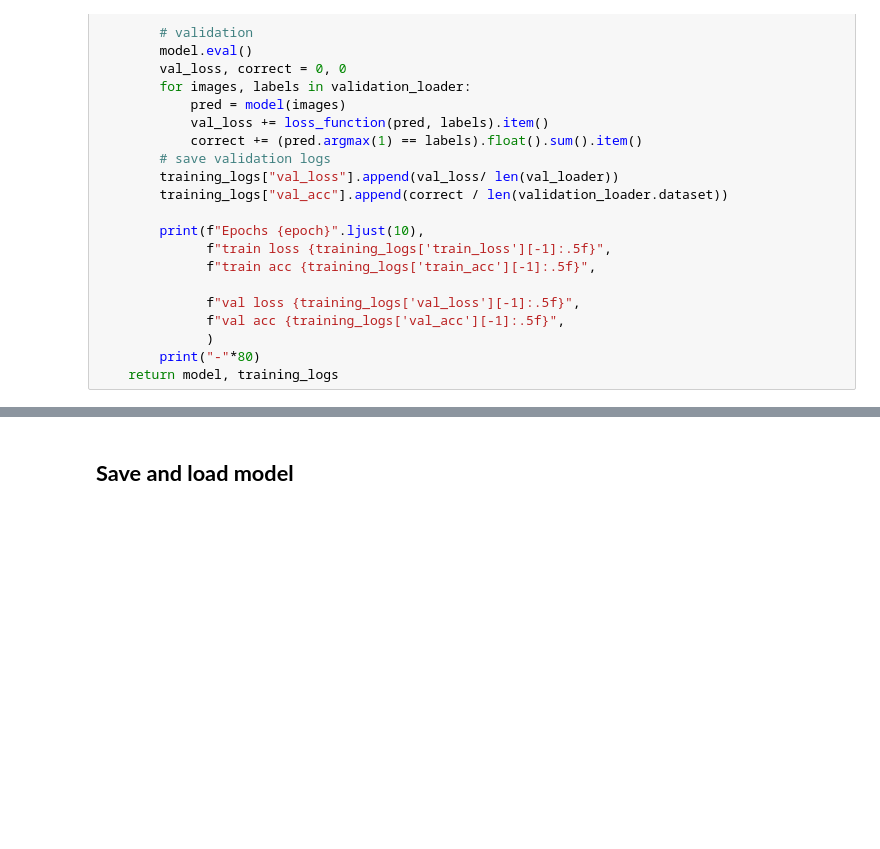
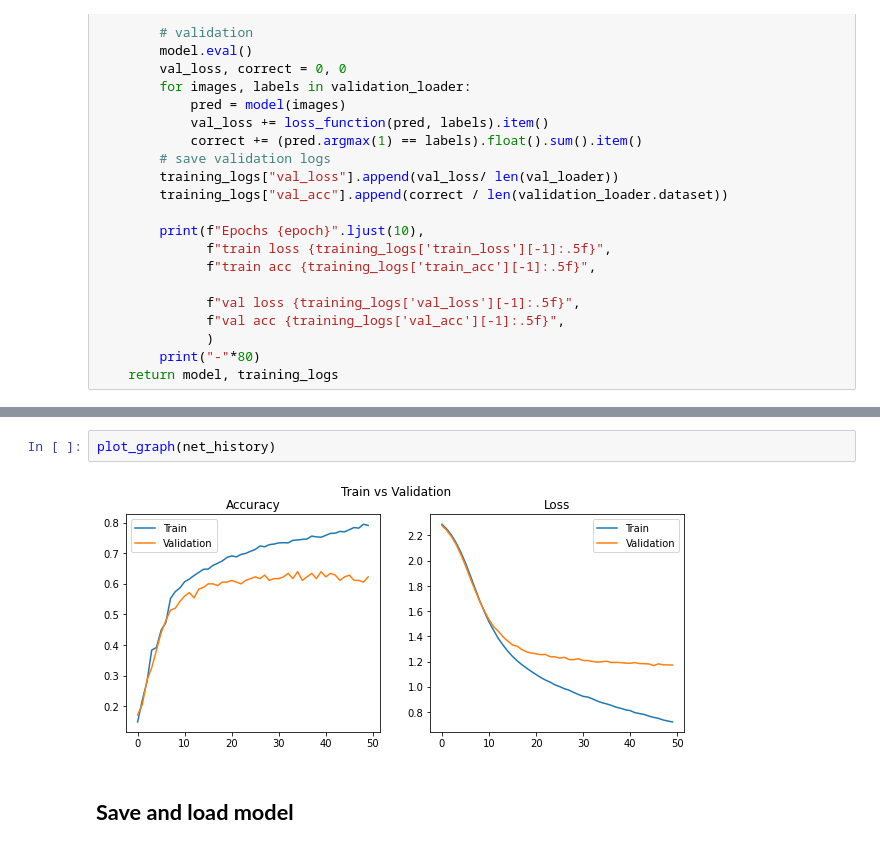
Before and after one commit to biodatlab/deep-learning-skooldio, a Jupyter notebook: 03_handwritten_recognition_explore.ipynb, the cells around one changed output, grey strips where cells are left out. Drawn from its saved outputs; the diff is of its cells as text; blank space fills up the shorter version.

```diff
--- a/03_handwritten_recognition_explore.ipynb
+++ b/03_handwritten_recognition_explore.ipynb
@@ -212,3 +216,7 @@ plt.show()
+# %%
+plot_graph(net_history)
+# %% [output]
+[figure, added]
 # %% [markdown]
 ## **Save and load model**
 # %%
```
Also changed, not shown: parts of 23 cells of this notebook.
